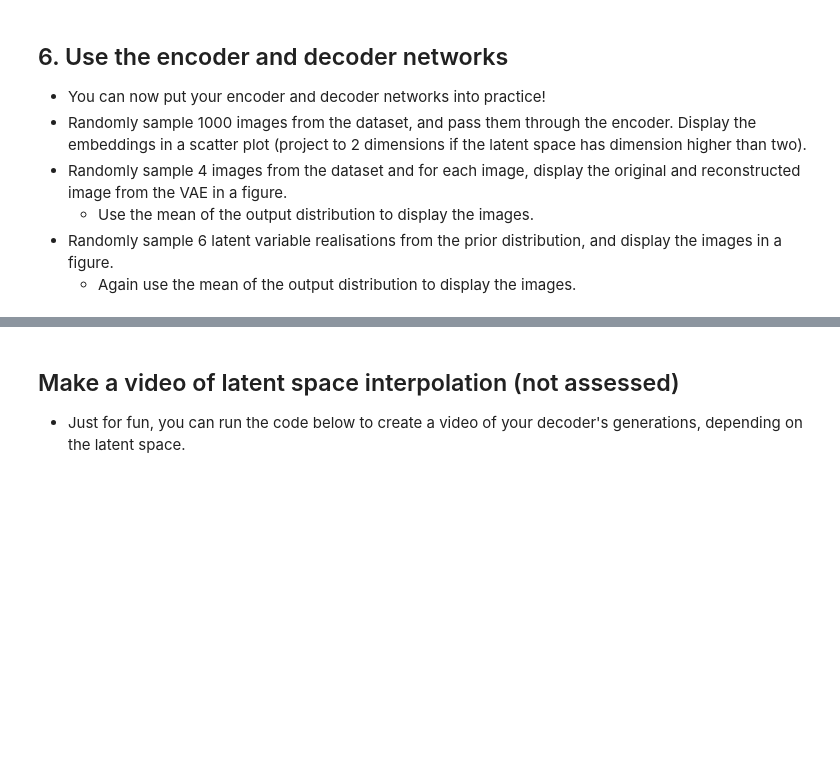
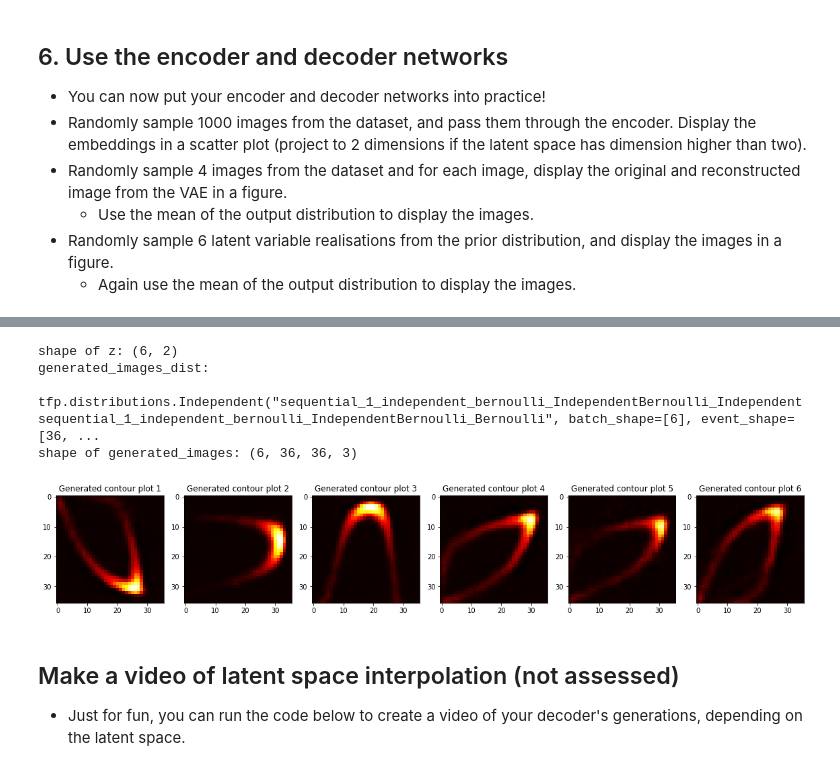
Before and after one commit to zhulingchen/coursera-tf2, a Jupyter notebook: Probabilistic Deep Learning with TensorFlow 2/Capstone/Capstone Project.ipynb, the cells around one changed output, grey strips where cells are left out. Saved outputs shown, nothing was run; the diff lists cells and outputs as text; code cells hidden in the pictures; blank space fills up the shorter version.

```diff
--- a/Probabilistic Deep Learning with TensorFlow 2/Capstone/Capstone Project.ipynb
+++ b/Probabilistic Deep Learning with TensorFlow 2/Capstone/Capstone Project.ipynb
@@ -479,3 +541,29 @@ Epoch 30/30
+# %%
+n_z_samples = 6
+
+z = prior.sample(n_z_samples)
+print('shape of z:', z.shape)
+
+generated_images_dist = decoder(z)
+print('generated_images_dist:\n', generated_images_dist)
+
+generated_images = generated_images_dist.mean()
+print('shape of generated_images:', generated_images.shape)
+
+fig, ax = plt.subplots(1, n_z_samples, figsize=(16, 12))
+
+for i in range(n_z_samples):
+    ax[i].imshow(generated_images[i])
+    ax[i].set_title('Generated contour plot {:d}'.format(i+1))
+    ax[i].set_aspect('equal', 'box')
+
+fig.tight_layout()
+# %% [output]
+shape of z: (6, 2)
+generated_images_dist:
+ tfp.distributions.Independent("sequential_1_independent_bernoulli_IndependentBernoulli_Independentsequential_1_independent_bernoulli_IndependentBernoulli_Bernoulli", batch_shape=[6], event_shape=[36, ...
+shape of generated_images: (6, 36, 36, 3)
+[figure, added]
 # %% [markdown]
 ## Make a video of latent space interpolation (not assessed)
 * Just for fun, you can run the code below to create a video of your decoder's generations, depending on the latent space.
```
Also changed, not shown: parts of 12 cells of this notebook.
